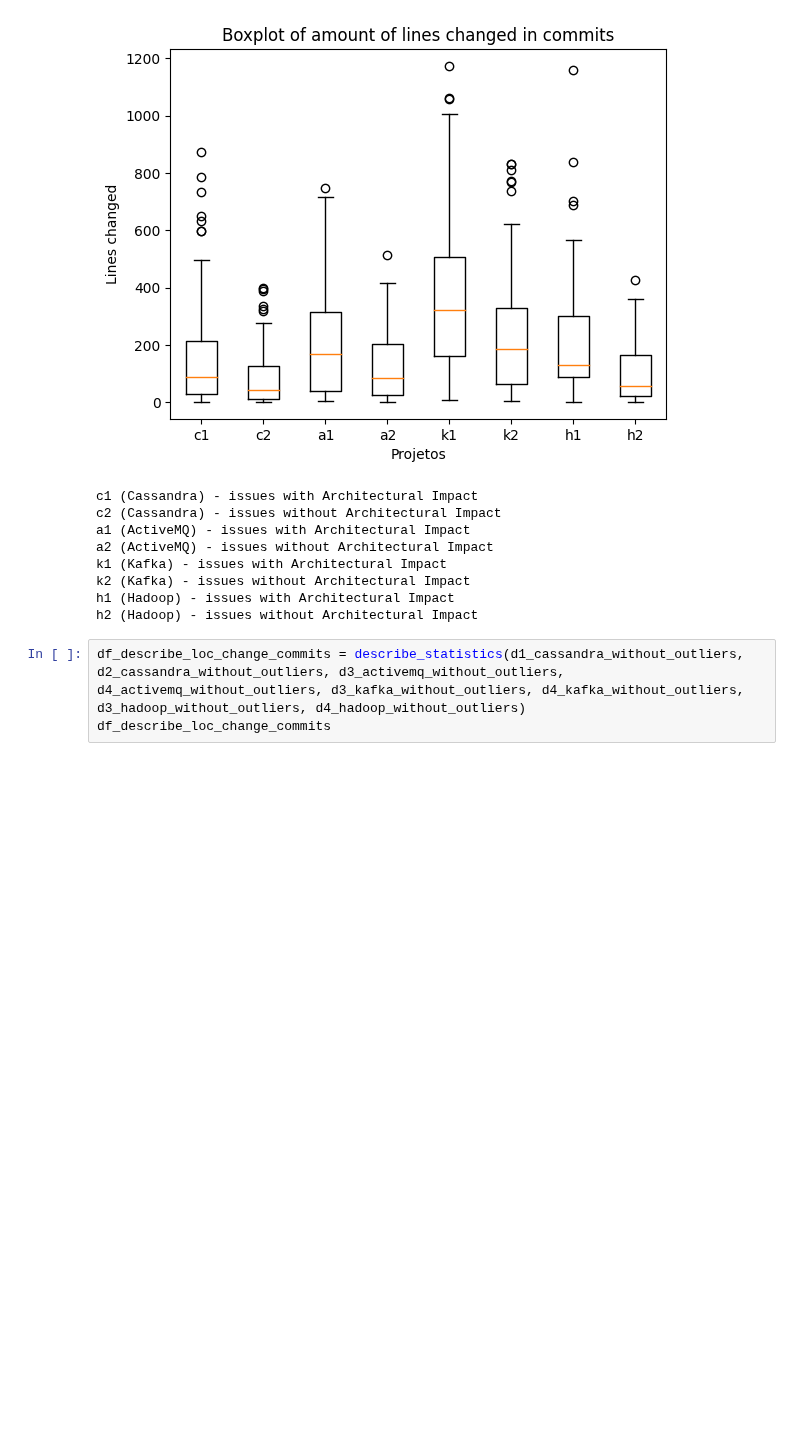
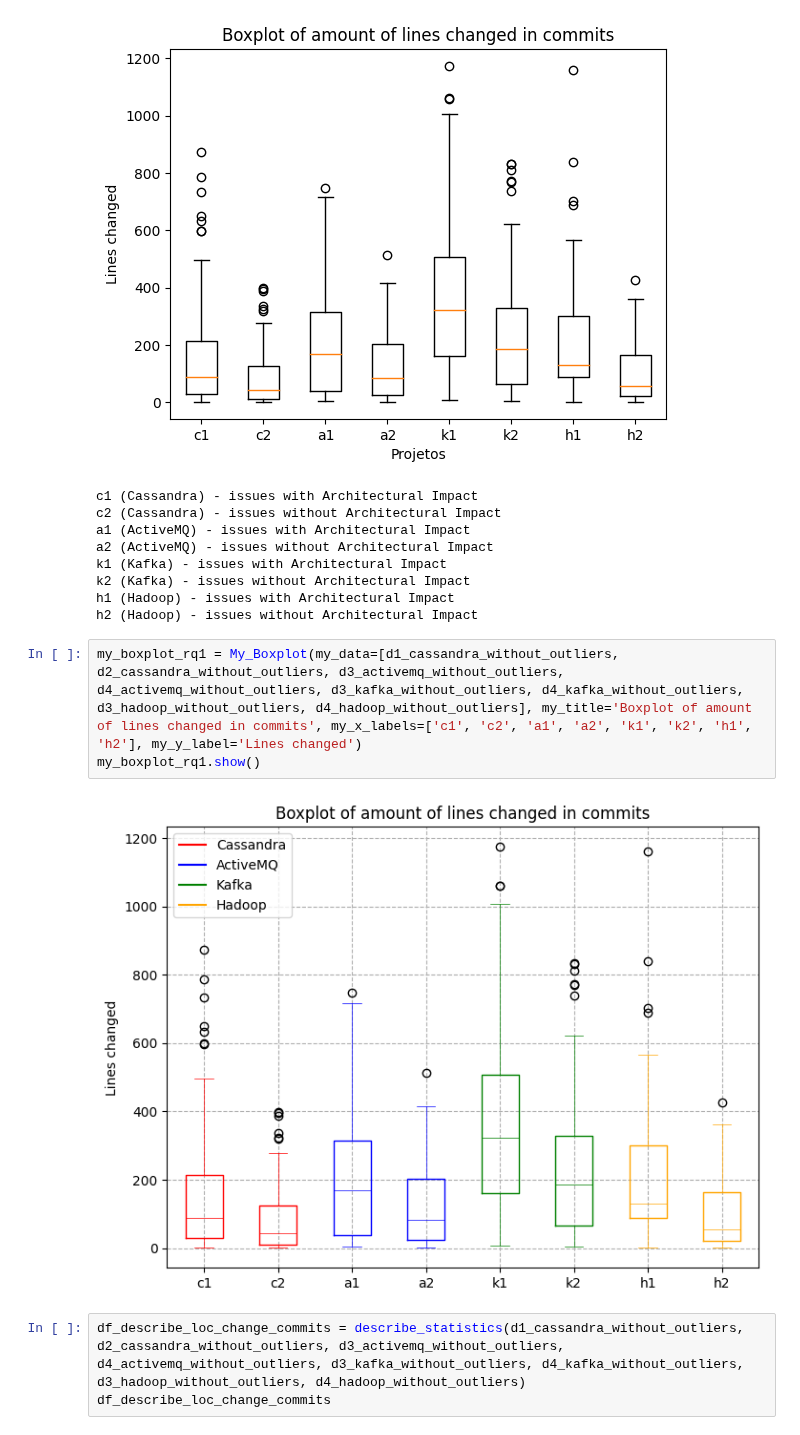
Before and after one commit to armandossrecife/my_validation, a Jupyter notebook: my_comparison.ipynb, the cells around one changed output. Cells and saved outputs as stored; diff of their text form; blank space fills up the shorter version.

```diff
--- a/my_comparison.ipynb
+++ b/my_comparison.ipynb
@@ -1190,6 +1243,11 @@ k1 (Kafka) - issues with Architectural Impact
 k2 (Kafka) - issues without Architectural Impact
 h1 (Hadoop) - issues with Architectural Impact
 h2 (Hadoop) - issues without Architectural Impact
+# %%
+my_boxplot_rq1 = My_Boxplot(my_data=[d1_cassandra_without_outliers, d2_cassandra_without_outliers, d3_activemq_without_outliers, d4_activemq_without_outliers, d3_kafka_without_outliers, d4_kafka_without_outliers, d3_hadoop_without_outliers, d4_hadoop_without_outliers], my_title='Boxplot of amount of lines changed in commits', my_x_labels=['c1', 'c2', 'a1', 'a2', 'k1', 'k2', 'h1', 'h2'], my_y_label='Lines changed')
+my_boxplot_rq1.show()
+# %% [output]
+[figure, added]
 # %%
 df_describe_loc_change_commits = describe_statistics(d1_cassandra_without_outliers, d2_cassandra_without_outliers, d3_activemq_without_outliers, d4_activemq_without_outliers, d3_kafka_without_outliers, d4_kafka_without_outliers, d3_hadoop_without_outliers, d4_hadoop_without_outliers)
 df_describe_loc_change_commits
```
Also changed, not shown: parts of 11 cells of this notebook.
